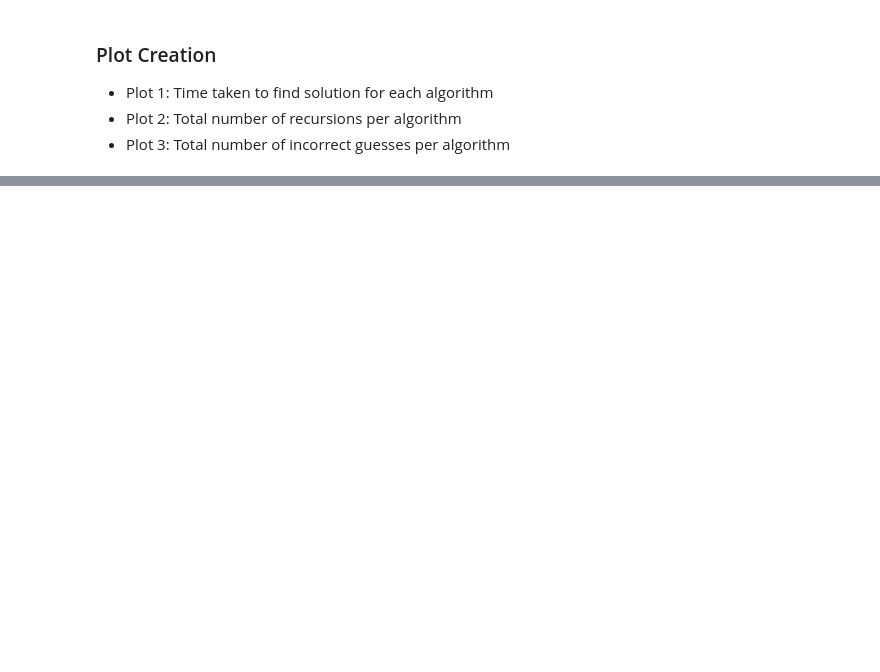
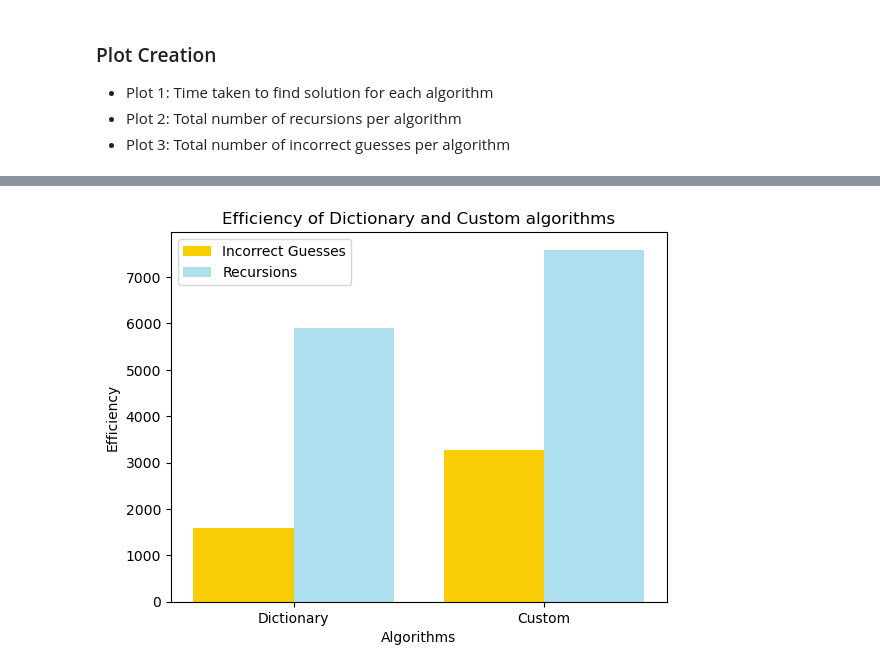
Before and after one commit to egbowen/strands, a Jupyter notebook: plots.ipynb, the cells around one changed output, grey strips where cells are left out. Drawn from its saved outputs; the diff is of its cells as text; code cells hidden in the pictures; blank space fills up the shorter version.

```diff
--- a/plots.ipynb
+++ b/plots.ipynb
@@ -63,0 +64,17 @@ plt.show()
+# %%
+short_labels = ["Dictionary", "Custom"]
+short_guesses = [test.dict_solver.incorrect_guesses, test.custom_solver.incorrect_guesses]
+short_recursions = [test.dict_solver.recursion_count, test.custom_solver.recursion_count]
+n = np.arange(len(short_labels))
+width = 0.25
+# fig, ax = plt.subplots()
+plt.bar(n - 0.2, short_guesses, 0.4, label = 'Incorrect Guesses', color='#f8cd05ff')
+plt.bar(n + 0.2, short_recursions, 0.4, label = 'Recursions', color='#aedfeeff')
+plt.xticks(n, short_labels)
+plt.xlabel("Algorithms")
+plt.ylabel("Efficiency")
+plt.title("Efficiency of Dictionary and Custom algorithms")
+plt.legend()
+plt.show()
+# %% [output]
+[figure, added]
```
Also changed, not shown: parts of 4 cells of this notebook, 2 other files.
